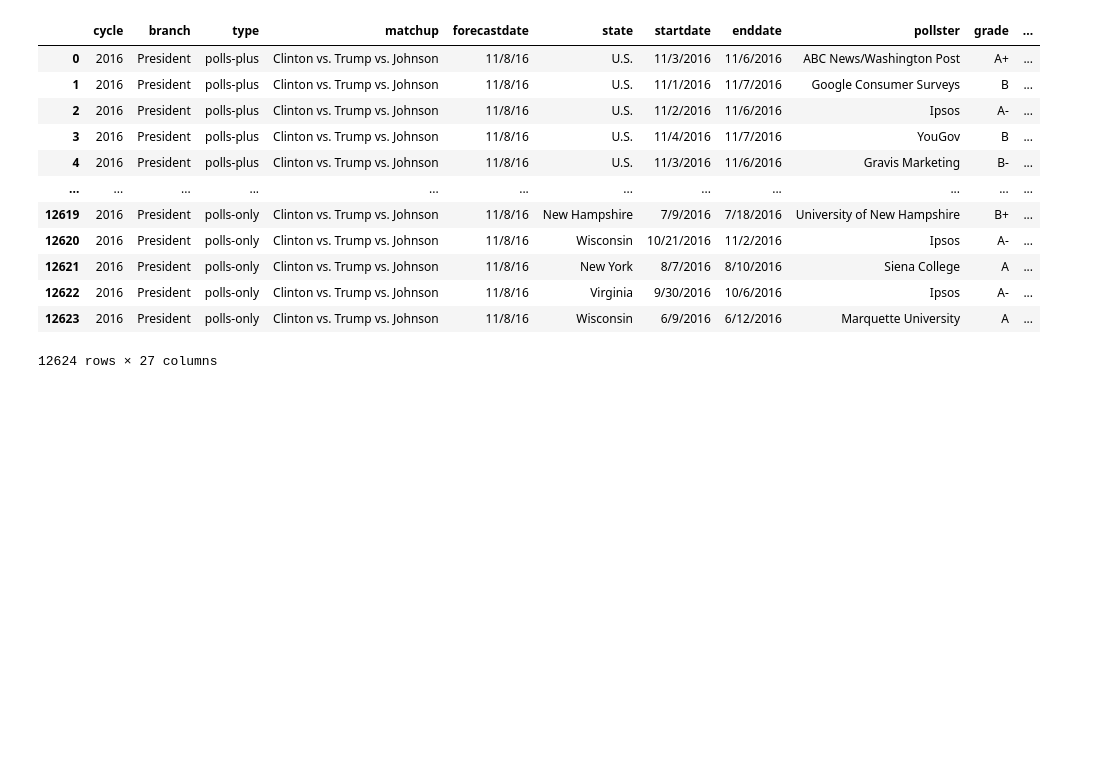
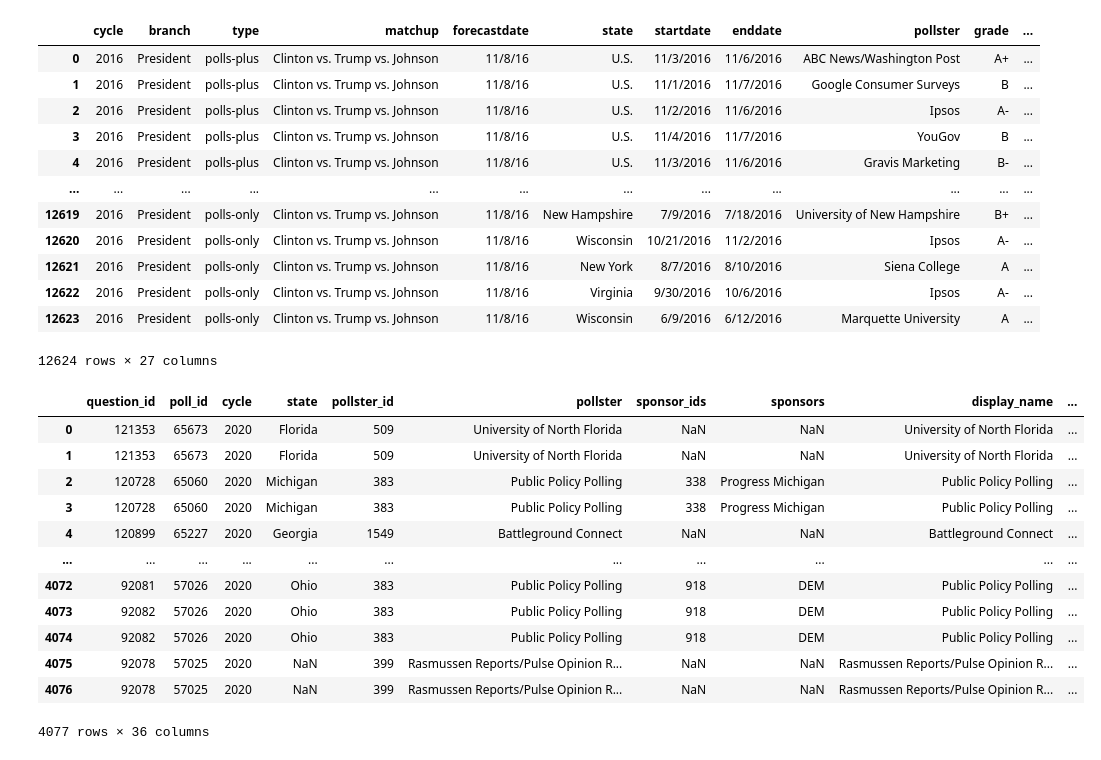
Before and after one commit to srpatel2000/Elections2020, a Jupyter notebook: Tweets/Clean_Tweets.ipynb, the cells around one changed output. Cells and saved outputs as stored; diff of their text form; code cells hidden in the pictures; blank space fills up the shorter version.

```diff
--- a/Tweets/Clean_Tweets.ipynb
+++ b/Tweets/Clean_Tweets.ipynb
@@ -110,3 +98,19 @@ pd.read_csv('https://raw.githubusercontent.com/srpatel2000/Elections2020/master/
 | 12622 | 2016 | President | polls-only | Clinton vs. Trump vs. Johnson | 11/8/16 | Virginia | 9/30/2016 | 10/6/2016 | Ipsos | A- | ... |
 | 12623 | 2016 | President | polls-only | Clinton vs. Trump vs. Johnson | 11/8/16 | Wisconsin | 6/9/2016 | 6/12/2016 | Marquette University | A | ... |
 12624 rows × 27 columns
+# %%
+pd.read_csv('https://raw.githubusercontent.com/srpatel2000/Elections2020/master/president_polls.csv')
+# %% [output]
+|  | question_id | poll_id | cycle | state | pollster_id | pollster | sponsor_ids | sponsors | display_name | ... |
+| 0 | 121353 | 65673 | 2020 | Florida | 509 | University of North Florida | NaN | NaN | University of North Florida | ... |
+| 1 | 121353 | 65673 | 2020 | Florida | 509 | University of North Florida | NaN | NaN | University of North Florida | ... |
+| 2 | 120728 | 65060 | 2020 | Michigan | 383 | Public Policy Polling | 338 | Progress Michigan | Public Policy Polling | ... |
+| 3 | 120728 | 65060 | 2020 | Michigan | 383 | Public Policy Polling | 338 | Progress Michigan | Public Policy Polling | ... |
+| 4 | 120899 | 65227 | 2020 | Georgia | 1549 | Battleground Connect | NaN | NaN | Battleground Connect | ... |
+| ... | ... | ... | ... | ... | ... | ... | ... | ... | ... | ... |
+| 4072 | 92081 | 57026 | 2020 | Ohio | 383 | Public Policy Polling | 918 | DEM | Public Policy Polling | ... |
+| 4073 | 92082 | 57026 | 2020 | Ohio | 383 | Public Policy Polling | 918 | DEM | Public Policy Polling | ... |
+| 4074 | 92082 | 57026 | 2020 | Ohio | 383 | Public Policy Polling | 918 | DEM | Public Policy Polling | ... |
+| 4075 | 92078 | 57025 | 2020 | NaN | 399 | Rasmussen Reports/Pulse Opinion R... | NaN | NaN | Rasmussen Reports/Pulse Opinion R... | ... |
+| 4076 | 92078 | 57025 | 2020 | NaN | 399 | Rasmussen Reports/Pulse Opinion R... | NaN | NaN | Rasmussen Reports/Pulse Opinion R... | ... |
+4077 rows × 36 columns
```
Also changed, not shown: parts of 1 cell of this notebook, 2 other files.
